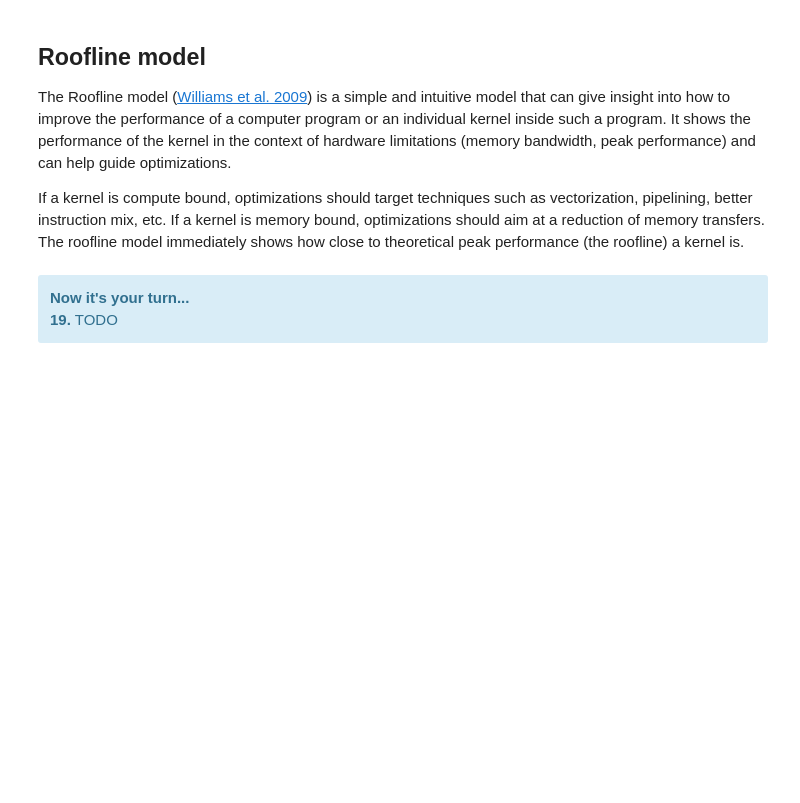
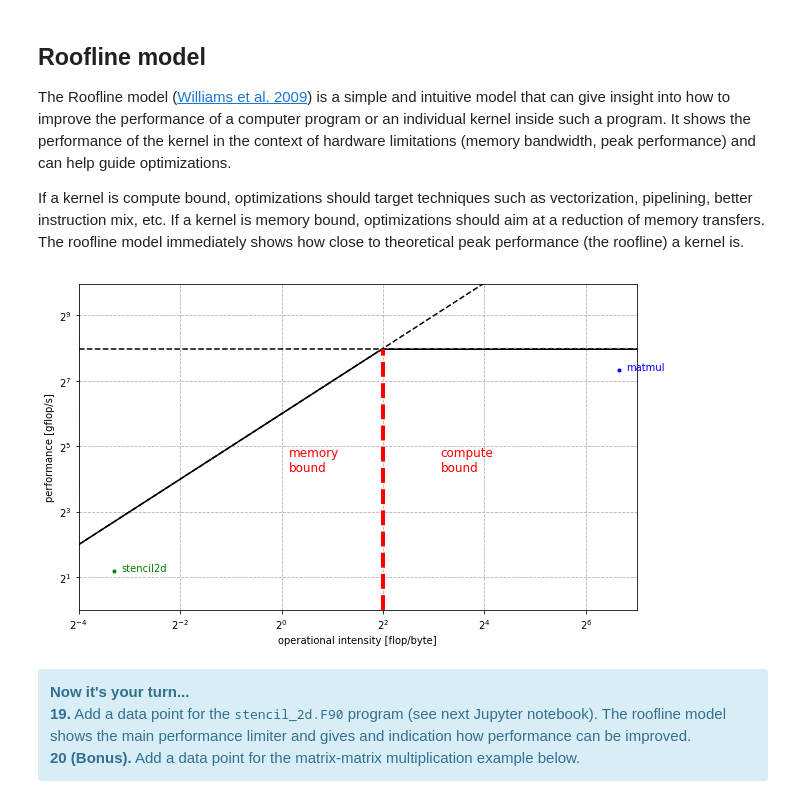
Before and after one commit to ofuhrer/HPC4WC, a Jupyter notebook: day1/01-roofline-model.ipynb, the cells around one changed output. Cells and saved outputs as stored; diff of their text form; code cells hidden in the pictures; blank space fills up the shorter version.

```diff
--- a/day1/01-roofline-model.ipynb
+++ b/day1/01-roofline-model.ipynb
@@ -240,29 +263,39 @@ The Roofline model ([Williams et al. 2009](https://dl.acm.org/doi/10.1145/149876
 
 If a kernel is compute bound, optimizations should target techniques such as vectorization, pipelining, better instruction mix, etc. If a kernel is memory bound, optimizations should aim at a reduction of memory transfers. The roofline model immediately shows how close to theoretical peak performance (the roofline) a kernel is.
 # %%
-operational_intensity = 2 ** np.linspace(-3, 7, 100)
+operational_intensity = 2 ** np.linspace(-4, 7, 100)
 roofline = np.minimum( operational_intensity * peak_bandwidth_in_gbs, peak_performance_in_gflops )
 fig, ax = plt.subplots(figsize=(10,6))
 ax.set_xscale("log", basex=2)
 ax.set_yscale("log", basey=2)
 xlim = ( np.min(operational_intensity), np.max(operational_intensity) )
-ylim = ( np.min(roofline), 4 * peak_performance_in_gflops )
+ylim = ( 0.25 * np.min(roofline), 4 * peak_performance_in_gflops )
 ax.plot( operational_intensity, roofline, 'k-');
 ax.plot( operational_intensity, np.repeat(peak_performance_in_gflops, 100), 'k-', linestyle="dashed" );
 ax.plot( operational_intensity, operational_intensity * peak_bandwidth_in_gbs, 'k-', linestyle="dashed" );
 ax.text( 1.1, 19, 'memory\nbound', color='red', fontsize=12)
 ax.plot( [4,4], [ylim[0], peak_performance_in_gflops ], 'r', linewidth=4, linestyle="dashed")
-ax.text( 8.8, 19, 'compute\nbound', color='red', fontsize=12)
-#ax.plot( matmul_intensity, matmul_gflops, 'b.')
-#ax.text( 1.1*matmul_intensity, matmul_gflops, "matmul", color='blue')
 plt.xlabel("operational intensity [flop/byte]");
 plt.ylabel("performance [gflop/s]");
 plt.xlim( xlim )
 plt.ylim( ylim );
 plt.grid(True, which="both", ls='--');
+ax.text( 8.8, 19, 'compute\nbound', color='red', fontsize=12)
+
+# add point for matrix-matrxi multiplication (TODO)
+ax.plot( matmul_intensity, matmul_gflops, 'b.')
+ax.text( 1.1*matmul_intensity, matmul_gflops, "matmul", color='blue')
+
+# add point for stencil_2d.F90 at nx=128 ny=128 nz=64 num_iter=1024 (TODO)
+ax.plot( stencil2d_intensity, stencil2d_gflops, 'g.')
+ax.text( 1.1*stencil2d_intensity, stencil2d_gflops, "stencil2d", color='green')
+
 plt.show()
+# %% [output]
+[figure, added]
 # %% [markdown]
 <div class="alert alert-block alert-info">
 <b>Now it's your turn...</b><br>
-<b>19.</b> TODO<br>
+<b>19.</b> Add a data point for the <tt>stencil_2d.F90</tt> program (see next Jupyter notebook). The roofline model shows the main performance limiter and gives and indication how performance can be improved.<br>
+<b>20 (Bonus).</b> Add a data point for the matrix-matrix multiplication example below.<br>
 </div>
```
Also changed, not shown: parts of 10 cells of this notebook, 2 other files.
